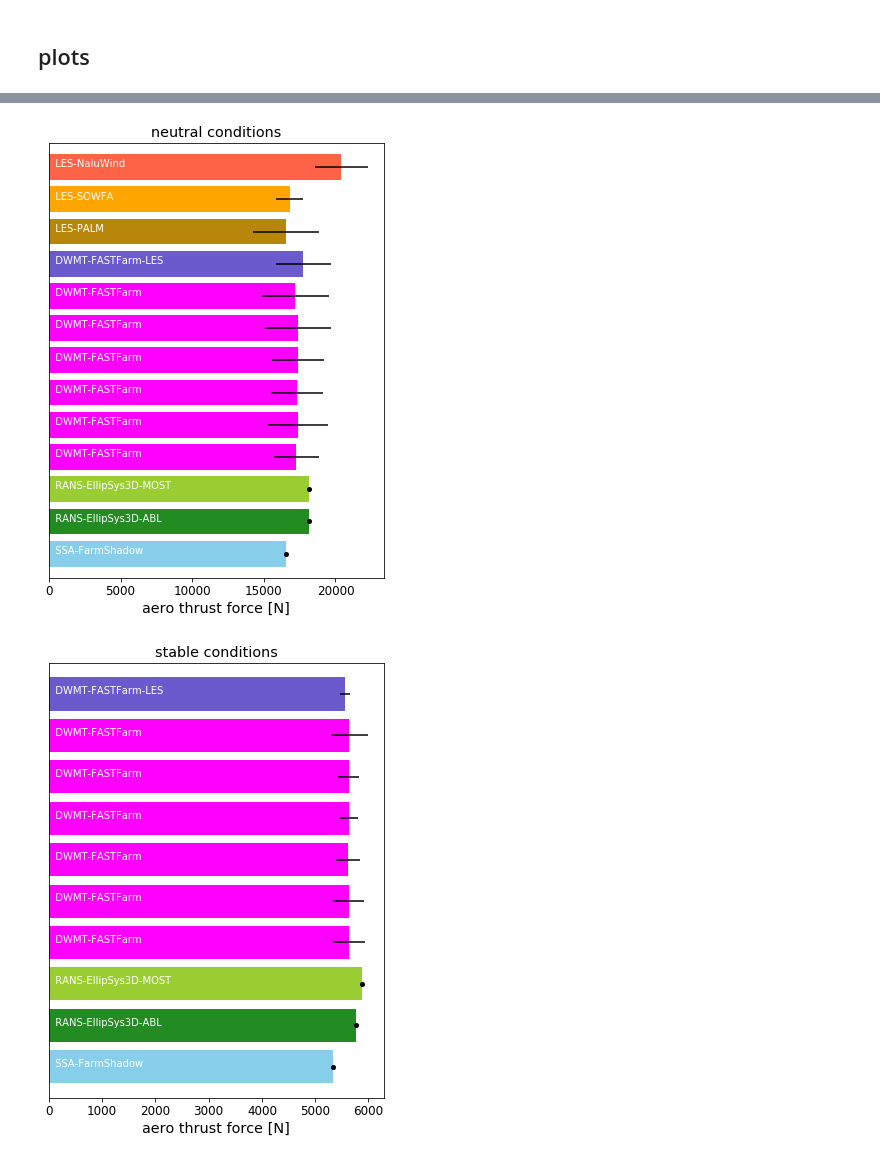
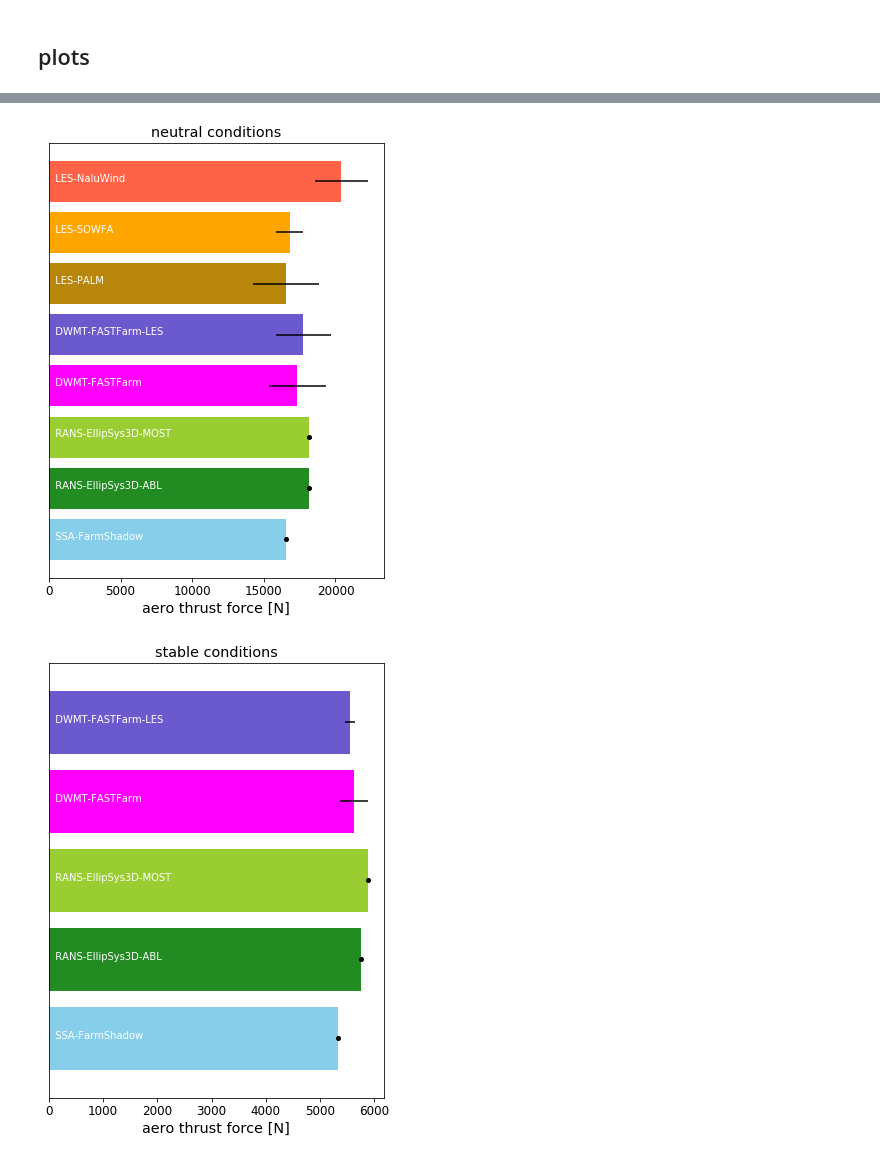
Before and after one commit to NREL/wakebench_swift, a Jupyter notebook: code/turbine_processing/2-compare_turbine_models.ipynb, the cells around one changed output, grey strips where cells are left out. Drawn from its saved outputs; the diff is of its cells as text; code cells hidden in the pictures.

Commit message:
Combine multiple realizations into single bar
E.g., multiple DWM results, using simple mean

```diff
--- a/code/turbine_processing/2-compare_turbine_models.ipynb
+++ b/code/turbine_processing/2-compare_turbine_models.ipynb
@@ -216,15 +216,13 @@ for case in cases:
                 data = turbinedata[case][name]
                 if data[0].index.name == 'time_[s]':
                     # list of time histories of all quantities
-                    for df in data:
-                        # calculate stats
-                        mean = df[output].mean()
-                        err = df[output].std()
-                        ax.barh(irow, mean, xerr=err, color=colors[name])
-                        ax.text(0,irow, indent+final_labels[name], color='w')
-                        irow += 1
+                    mean = np.mean([df[output].mean() for df in data])  # mean of means
+                    err = np.mean([df[output].std() for df in data])  # mean of stdevs
+                    ax.barh(irow, mean, xerr=err, color=colors[name])
+                    ax.text(0,irow, indent+final_labels[name], color='w')
+                    irow += 1
                 else:
-                    # list of steady-state power values
+                    # list of steady-state results
                     data = [df.loc[output] for df in data]
                     mean = np.mean(data)
                     ax.barh(irow, mean, color=colors[name])
@@ -281,18 +279,16 @@ for case in cases:
                 data = turbinedata[case][name]
                 if data[0].index.name == 'time_[s]':
                     # list of time histories of all quantities
-                    for df in data:
-                        # calculate stats
-                        mean = df[output].mean()
-                        err = df[output].std()
-                        if np.isfinite(mean):
-                            ax.barh(irow, mean, xerr=err, color=colors[name])
-                            ax.text(0,irow, indent+final_labels[name], color='w')
-                            irow += 1
-                        else:
-                            print('  ***thrust data unavailable***')
+                    mean = np.mean([df[output].mean() for df in data])  # mean of means
+                    err = np.mean([df[output].std() for df in data])  # mean of stdevs
+                    if np.isfinite(mean):
+                        ax.barh(irow, mean, xerr=err, color=colors[name])
+                        ax.text(0,irow, indent+final_labels[name], color='w')
+                        irow += 1
+                    else:
+                        print('  ***thrust data unavailable***')
                 else:
-                    # list of steady-state power values
+                    # list of steady-state results
                     data = [df.loc[output] for df in data]
                     mean = np.mean(data)
                     if np.isfinite(mean):
@@ -326,13 +322,13 @@ NREL_SHALER_DWMT neutral 17204.58776779242
 NREL_SHALER_DWMT-LES neutral 17765.043957721988
   ***thrust data unavailable***
 DTU_ANDERSEN_LES neutral nan
 FORWIND_KRUEGER_LES neutral 16526.805105541374
 IFPEN_CATHELAIN_LES neutral 16794.295625859704
 SNL_MANIACI_LES neutral 20397.60891582218
 ... (12 lines left out)
   ***thrust data unavailable***
 DTU_ANDERSEN_LES unstable nan
 FORWIND_KRUEGER_LES unstable 11589.818294410106
 SNL_MANIACI_LES unstable 15933.373278218778
-[figure, old version]
+[figure, new version]
-[figure, old version]
+[figure, new version]
```
Also changed, not shown: parts of 2 cells of this notebook.
